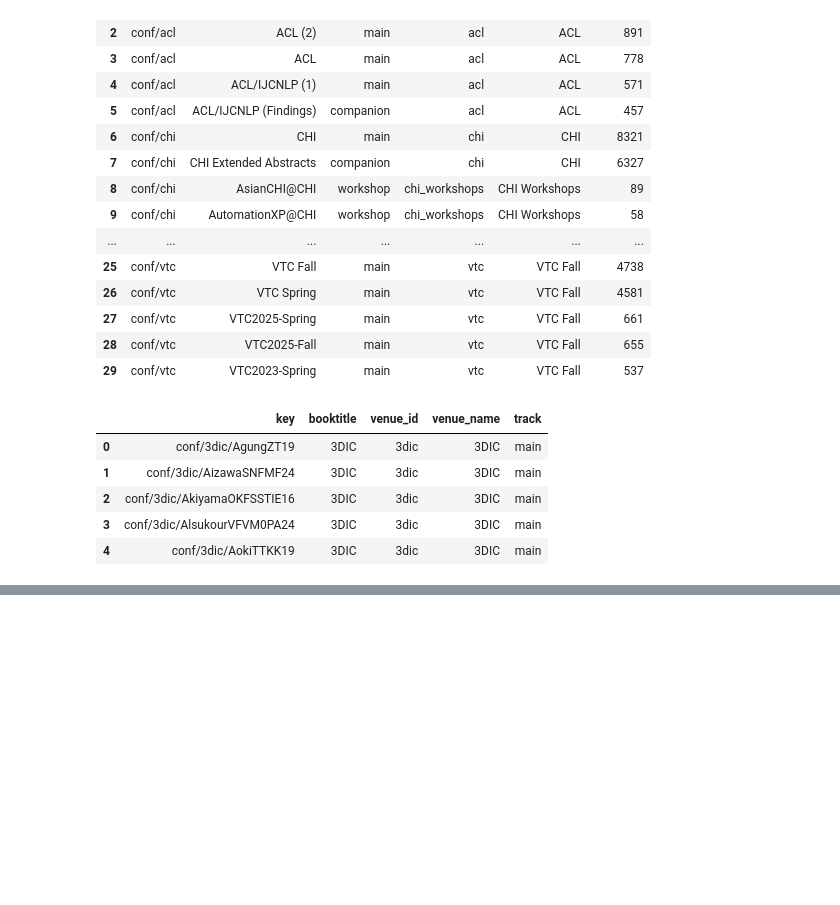
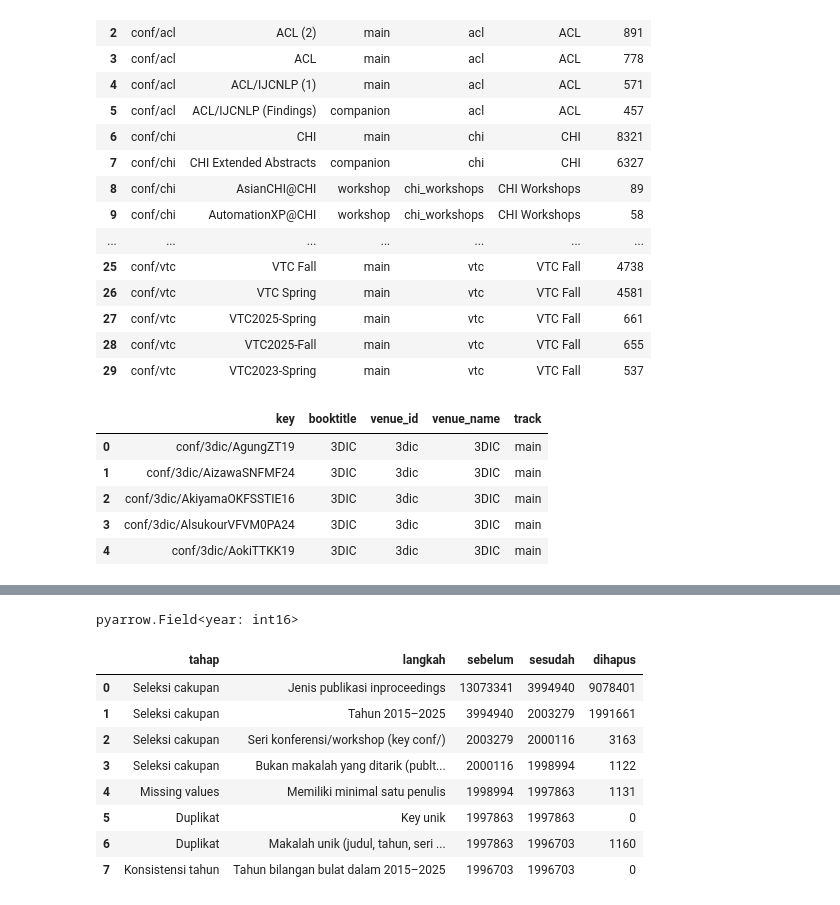
Before and after one commit to RNXFreeze/IF4041-Datmin-Tubes-Kel1, a Jupyter notebook: notebooks/01_data_extraction_preprocessing.ipynb, the cells around one changed output, grey strips where cells are left out. Cells and saved outputs as stored; diff of their text form; code cells hidden in the pictures; blank space fills up the shorter version.

```diff
--- a/notebooks/01_data_extraction_preprocessing.ipynb
+++ b/notebooks/01_data_extraction_preprocessing.ipynb
@@ -483,0 +500,15 @@ papers.select(["key", "booktitle", "venue_id", "venue_name", "track"]).slice(0,
+# %%
+papers = normalize_year(papers, funnel)
+print(papers.schema.field("year"))
+funnel.table()
+# %% [output]
+pyarrow.Field<year: int16>
+|  | tahap | langkah | sebelum | sesudah | dihapus |
+| 0 | Seleksi cakupan | Jenis publikasi inproceedings | 13073341 | 3994940 | 9078401 |
+| 1 | Seleksi cakupan | Tahun 2015–2025 | 3994940 | 2003279 | 1991661 |
+| 2 | Seleksi cakupan | Seri konferensi/workshop (key conf/) | 2003279 | 2000116 | 3163 |
+| 3 | Seleksi cakupan | Bukan makalah yang ditarik (publt... | 2000116 | 1998994 | 1122 |
+| 4 | Missing values | Memiliki minimal satu penulis | 1998994 | 1997863 | 1131 |
+| 5 | Duplikat | Key unik | 1997863 | 1997863 | 0 |
+| 6 | Duplikat | Makalah unik (judul, tahun, seri ... | 1997863 | 1996703 | 1160 |
+| 7 | Konsistensi tahun | Tahun bilangan bulat dalam 2015–2025 | 1996703 | 1996703 | 0 |
```
Also changed, not shown: parts of 8 cells of this notebook, 1 other file.
